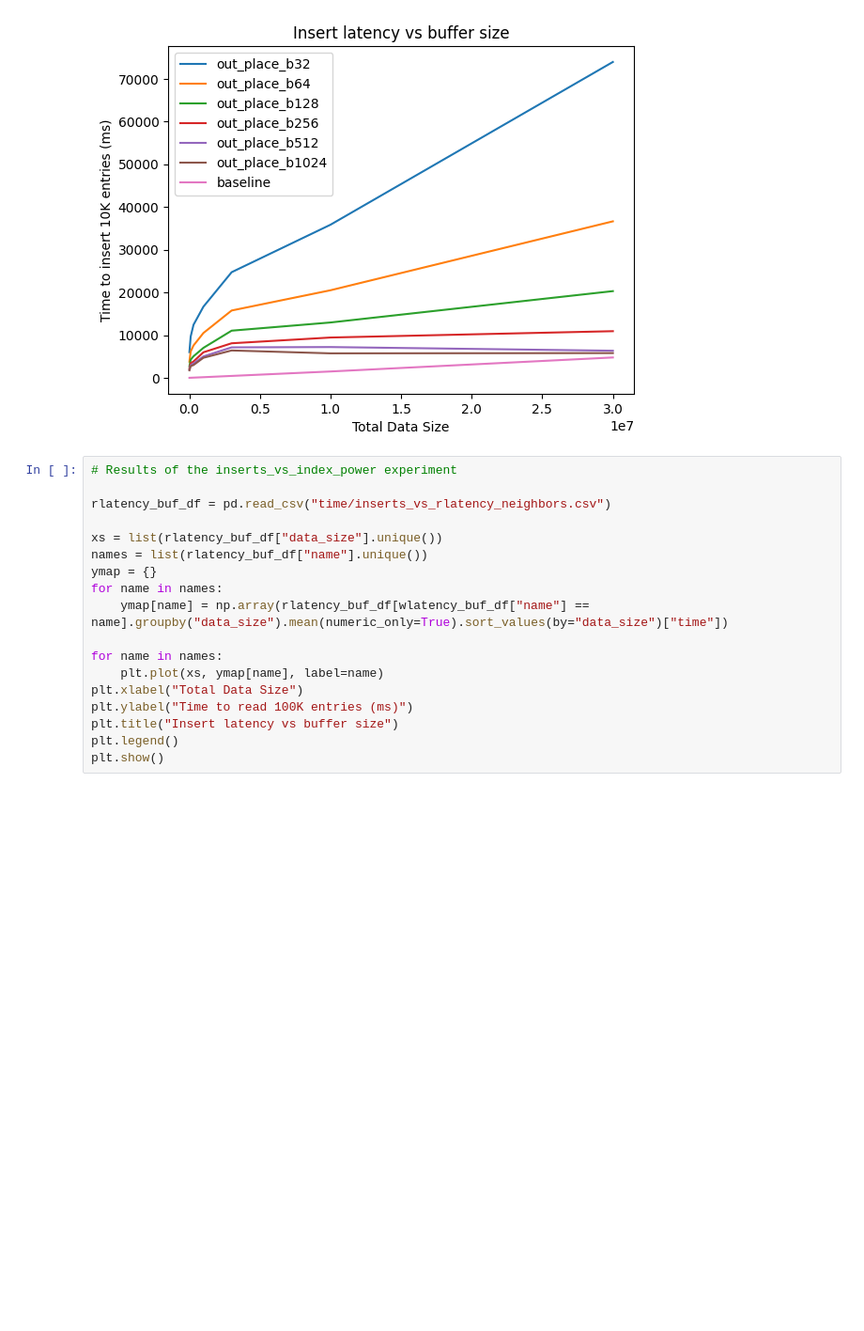
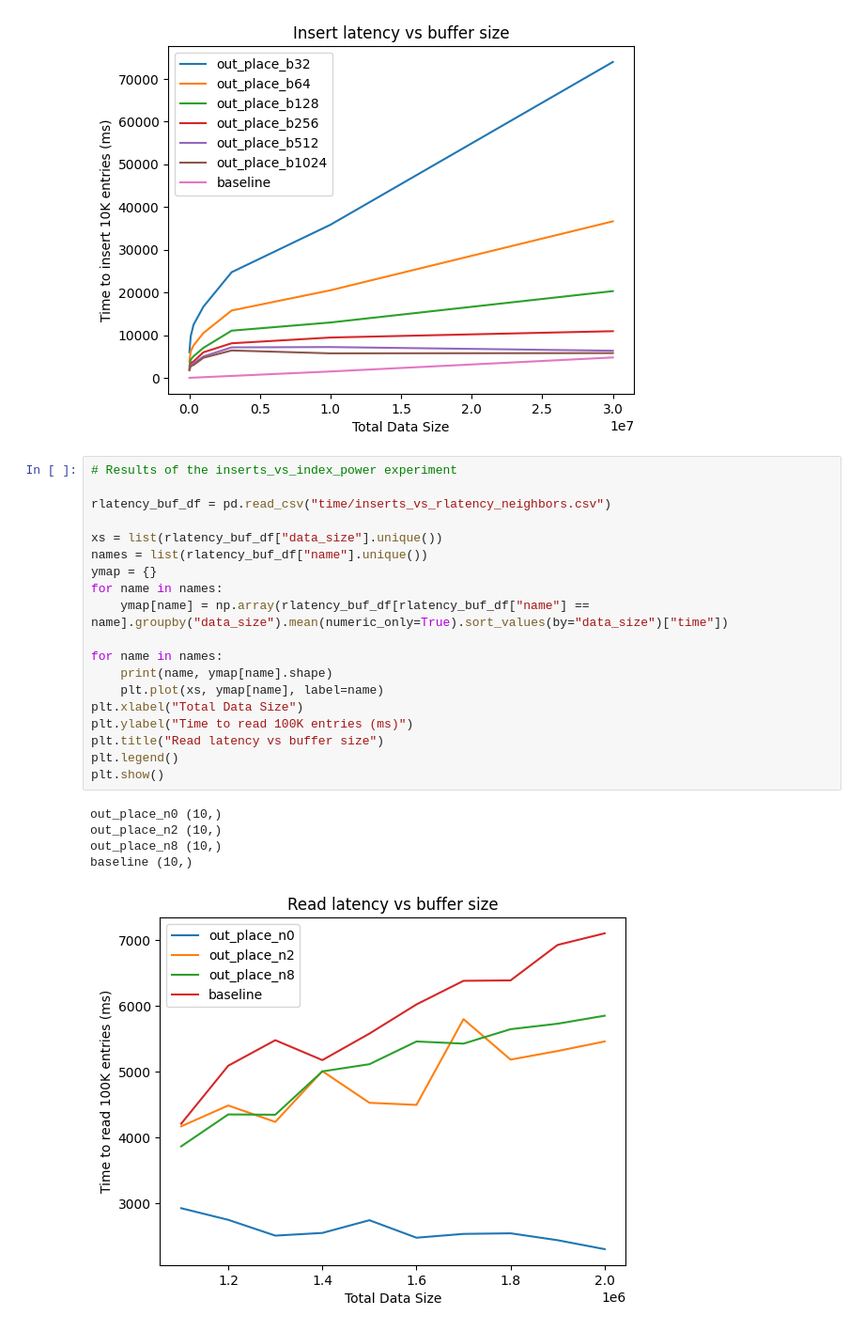
Before and after one commit to mfpekala/Limousine-COOP-Writes, a Jupyter notebook: Playground/results/neighbors/analysis.ipynb, the cells around one changed output. Shown at 94% size. Saved outputs shown, nothing was run; the diff lists cells and outputs as text; blank space fills up the shorter version.

Commit message:
update rlatency graph

```diff
--- a/Playground/results/neighbors/analysis.ipynb
+++ b/Playground/results/neighbors/analysis.ipynb
@@ -66,18 +66,25 @@ plt.show()
 # %%
 # Results of the inserts_vs_index_power experiment
 
 rlatency_buf_df = pd.read_csv("time/inserts_vs_rlatency_neighbors.csv")
 
 xs = list(rlatency_buf_df["data_size"].unique())
 names = list(rlatency_buf_df["name"].unique())
 ymap = {}
 for name in names:
-    ymap[name] = np.array(rlatency_buf_df[wlatency_buf_df["name"] == name].groupby("data_size").mean(numeric_only=True).sort_values(by="data_size")["time"])
+    ymap[name] = np.array(rlatency_buf_df[rlatency_buf_df["name"] == name].groupby("data_size").mean(numeric_only=True).sort_values(by="data_size")["time"])
 
 for name in names:
+    print(name, ymap[name].shape)
     plt.plot(xs, ymap[name], label=name)
 plt.xlabel("Total Data Size")
 plt.ylabel("Time to read 100K entries (ms)")
-plt.title("Insert latency vs buffer size")
+plt.title("Read latency vs buffer size")
 plt.legend()
 plt.show()
+# %% [output]
+out_place_n0 (10,)
+out_place_n2 (10,)
+out_place_n8 (10,)
+baseline (10,)
+[figure, added]
```
